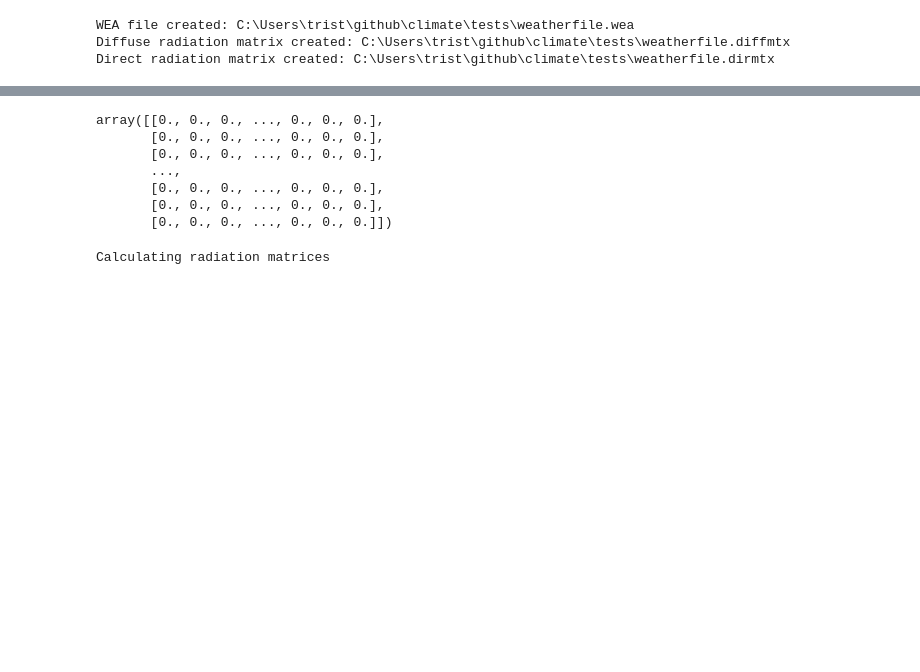
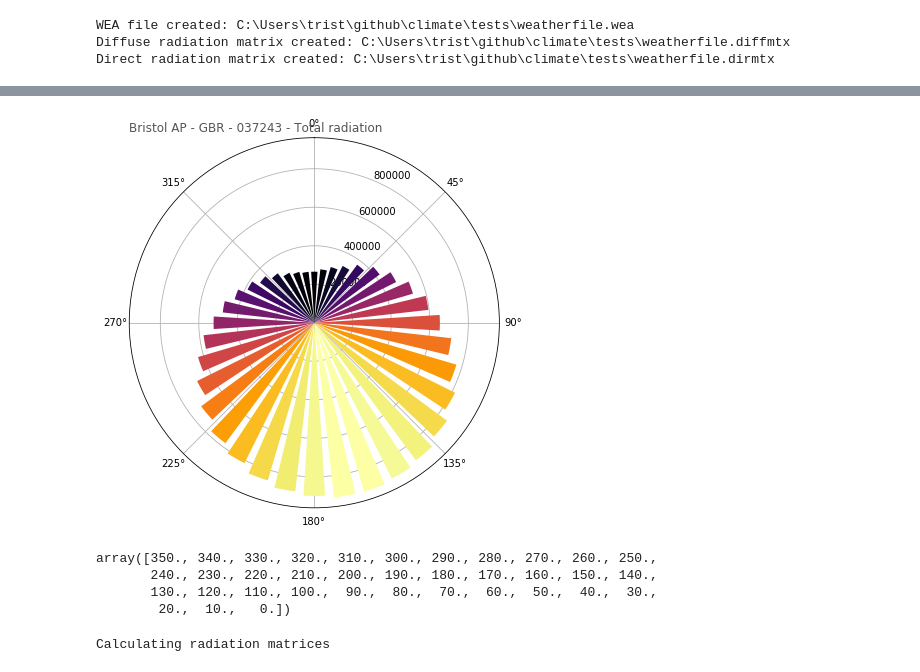
Before and after one commit to cycle13/climate, a Jupyter notebook: test.ipynb, the cells around one changed output, grey strips where cells are left out. Cells and saved outputs as stored; diff of their text form; code cells hidden in the pictures; blank space fills up the shorter version.

Commit message:
radiation rose method added

```diff
--- a/test.ipynb
+++ b/test.ipynb
@@ -254,34 +21,16 @@ ax.bar(
-# %%
-import numpy as np
-
-idx = pd.date_range(start="2018-01-01 00:00:00", end="2019-01-01 00:00:00", freq="60T", closed="left")
-toy_masks = {
-    "Daily": ((idx.hour >= 0) & (idx.hour <= 24)),
-    "Morning": ((idx.hour >= 0)  & (idx.hour <= 6)),
-    "Mid-morning": ((idx.hour >= 7) & (idx.hour <= 10)),
-    "Midday": ((idx.hour >= 11) & (idx.hour <= 13)),
-    "Afternoon": ((idx.hour >= 14) & (idx.hour <= 18)),
-    "Evening": ((idx.hour >= 19) | (idx.hour <= 23)),
-
-    "Annual": ((idx.month >= 1) & (idx.month <= 12)),
-    "Spring": ((idx.month >= 3) & (idx.month <= 5)),
-    "Summer": ((idx.month >= 6) & (idx.month <= 8)),
-    "Autumn": ((idx.month >= 9) & (idx.month <= 11)),
-    "Winter": ((idx.month <= 2) | (idx.month >= 12))
-}
-day_period = "Daily"
-seasonal_period = "Summer"
-mask = np.array([toy_masks[day_period], toy_masks[seasonal_period]]).all(axis=0)
-
-a.total_sky_matrix[mask]
-# %% [output]
-array([[0., 0., 0., ..., 0., 0., 0.],
-       [0., 0., 0., ..., 0., 0., 0.],
-       [0., 0., 0., ..., 0., 0., 0.],
-       ...,
-       [0., 0., 0., ..., 0., 0., 0.],
-       [0., 0., 0., ..., 0., 0., 0.],
-       [0., 0., 0., ..., 0., 0., 0.]])
+# %%
+from climate.old_plot import *
+
+radiation_rose(a, 2)
+# %% [output]
+[figure, added]
+# %%
+np.degrees(a.radiation_rose_angles)[::-1]
+# %% [output]
+array([350., 340., 330., 320., 310., 300., 290., 280., 270., 260., 250.,
+       240., 230., 220., 210., 200., 190., 180., 170., 160., 150., 140.,
+       130., 120., 110., 100.,  90.,  80.,  70.,  60.,  50.,  40.,  30.,
+        20.,  10.,   0.])
 # %%
 from climate.radiance import *
 
```
Also changed, not shown: parts of 8 cells of this notebook, 3 other files.
